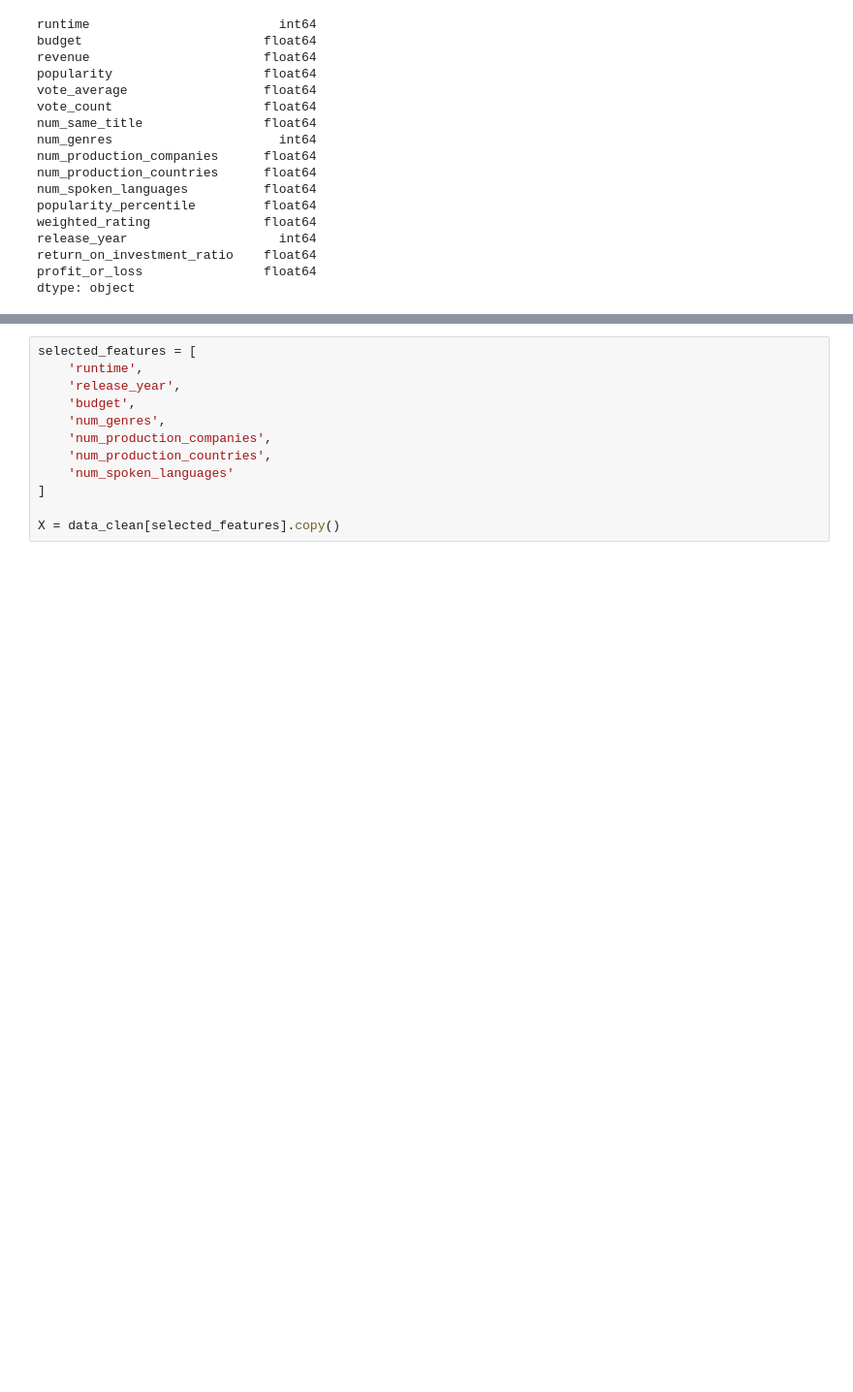
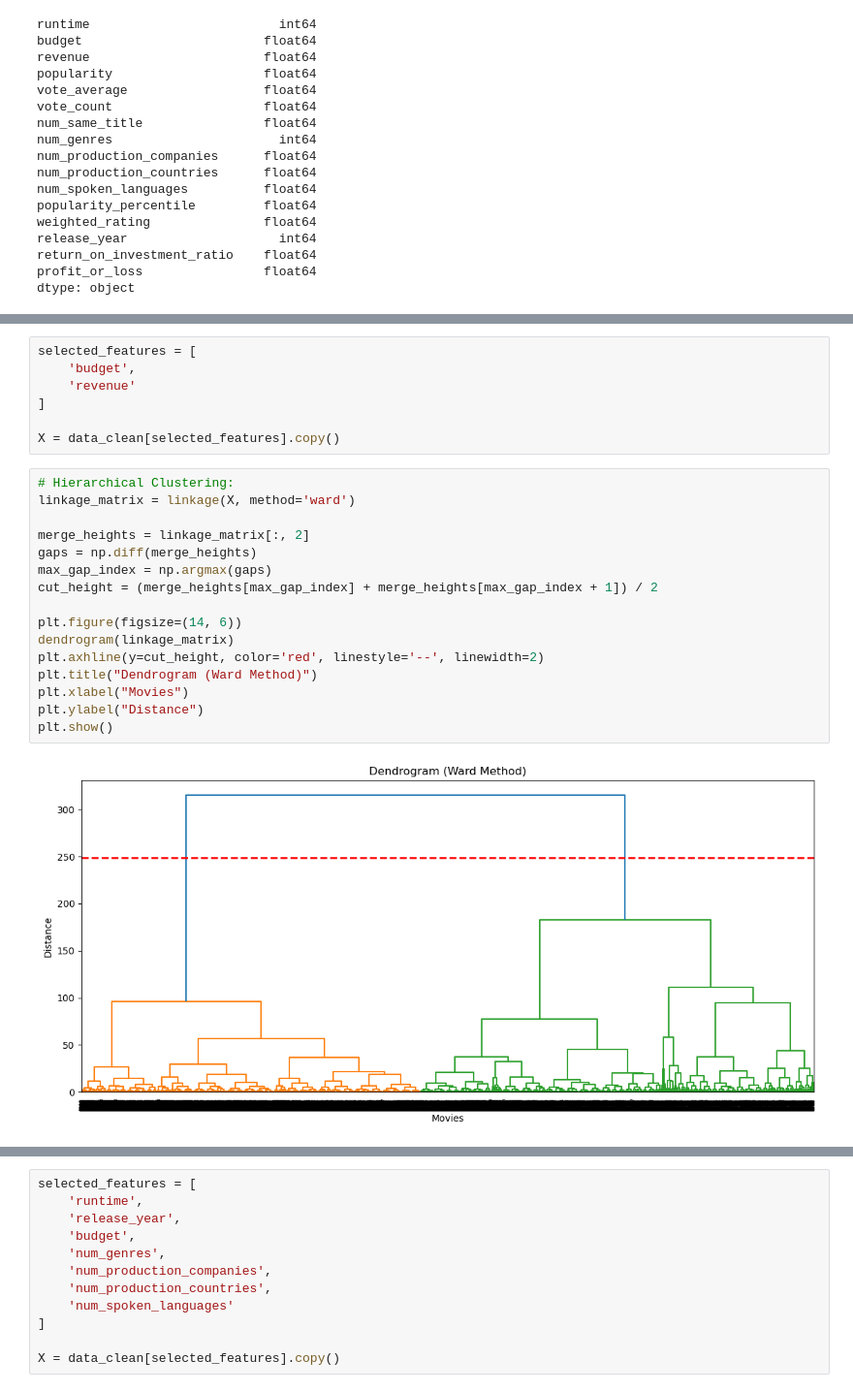
Before and after one commit to Shlezman/DS-principles-project, a Jupyter notebook: Final-Combined.ipynb, the cells around one changed output, grey strips where cells are left out. Shown at 97% size. Drawn from its saved outputs; the diff is of its cells as text; blank space fills up the shorter version.

```diff
--- a/Final-Combined.ipynb
+++ b/Final-Combined.ipynb
@@ -201,0 +219,25 @@ Beyond algorithmic comparison, we also want these questions to uncover **practic
+# %%
+selected_features = [
+    'budget',
+    'revenue'
+]
+
+X = data_clean[selected_features].copy()
+# %%
+# Hierarchical Clustering:
+linkage_matrix = linkage(X, method='ward')
+
+merge_heights = linkage_matrix[:, 2]
+gaps = np.diff(merge_heights)
+max_gap_index = np.argmax(gaps)
+cut_height = (merge_heights[max_gap_index] + merge_heights[max_gap_index + 1]) / 2
+
+plt.figure(figsize=(14, 6))
+dendrogram(linkage_matrix)
+plt.axhline(y=cut_height, color='red', linestyle='--', linewidth=2)
+plt.title("Dendrogram (Ward Method)")
+plt.xlabel("Movies")
+plt.ylabel("Distance")
+plt.show()
+# %% [output]
+[figure, added]
```
Also changed, not shown: parts of 22 cells of this notebook.
